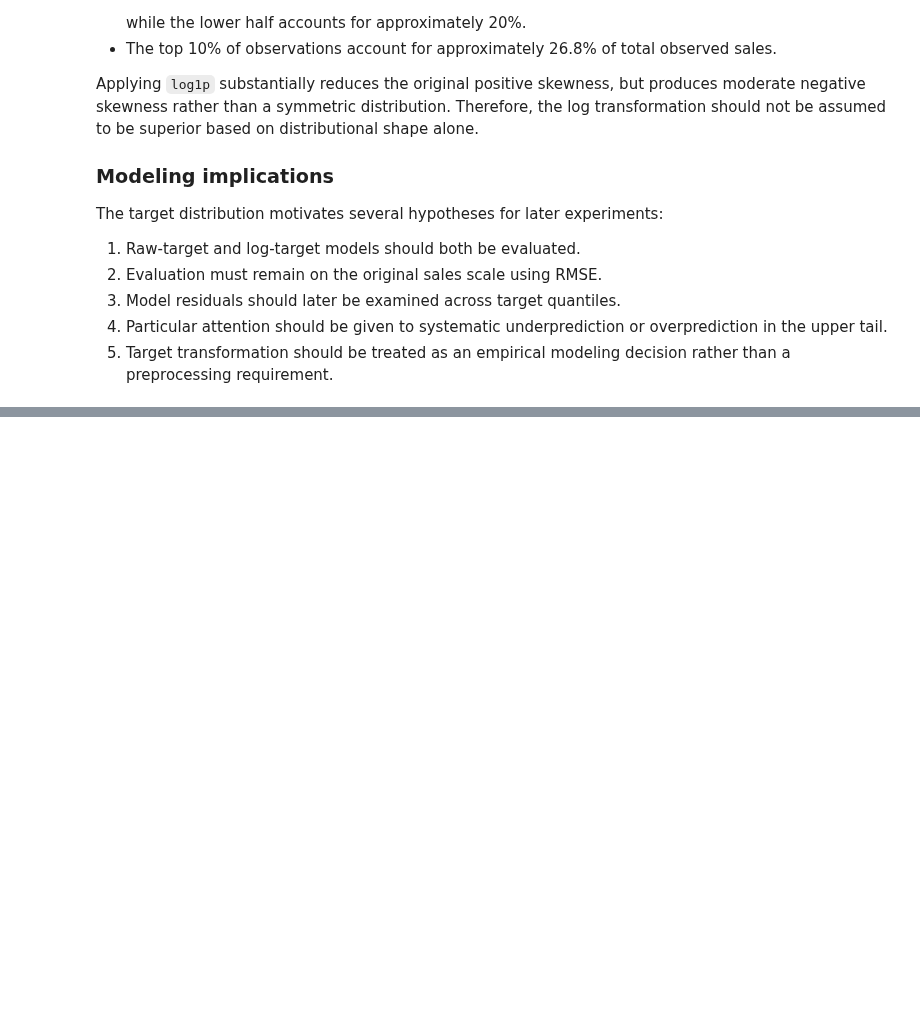
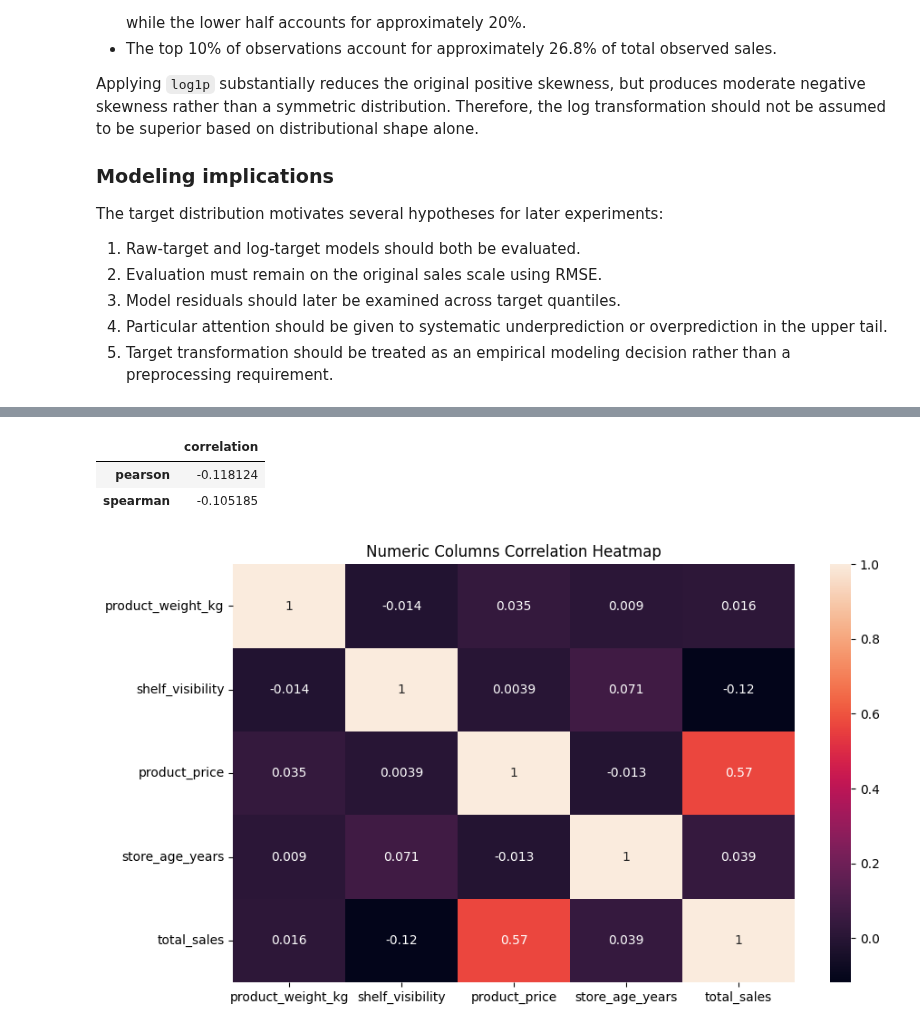
Before and after one commit to Successdada/DSN-26, a Jupyter notebook: Notebooks/data_audit.ipynb, the cells around one changed output, grey strips where cells are left out. Saved outputs shown, nothing was run; the diff lists cells and outputs as text; code cells hidden in the pictures; blank space fills up the shorter version.

```diff
--- a/Notebooks/data_audit.ipynb
+++ b/Notebooks/data_audit.ipynb
@@ -812,0 +2058,28 @@ plt.show()
+# %%
+visibility_sales_corr = pd.Series({
+    "pearson": train["shelf_visibility"].corr(train["total_sales"], method="pearson"),
+    "spearman": train["shelf_visibility"].corr(train["total_sales"], method="spearman")
+})
+
+display(visibility_sales_corr.to_frame("correlation"))
+
+
+import seaborn as sns
+import matplotlib.pyplot as plt
+
+numeric_cols = train.select_dtypes(include=["number"])
+corr_matrix = numeric_cols.corr(method="pearson")
+plt.figure(figsize=(10, 6))
+sns.heatmap(
+    corr_matrix,
+    annot=True,
+)
+
+plt.title("Numeric Columns Correlation Heatmap")
+plt.savefig("../Gallery/Numeric Columns Correlation Heatmap.png", dpi=300, bbox_inches="tight")
+plt.show()
+# %% [output]
+|  | correlation |
+| pearson | -0.118124 |
+| spearman | -0.105185 |
+[figure, added]
```
Also changed, not shown: parts of 65 cells of this notebook.
